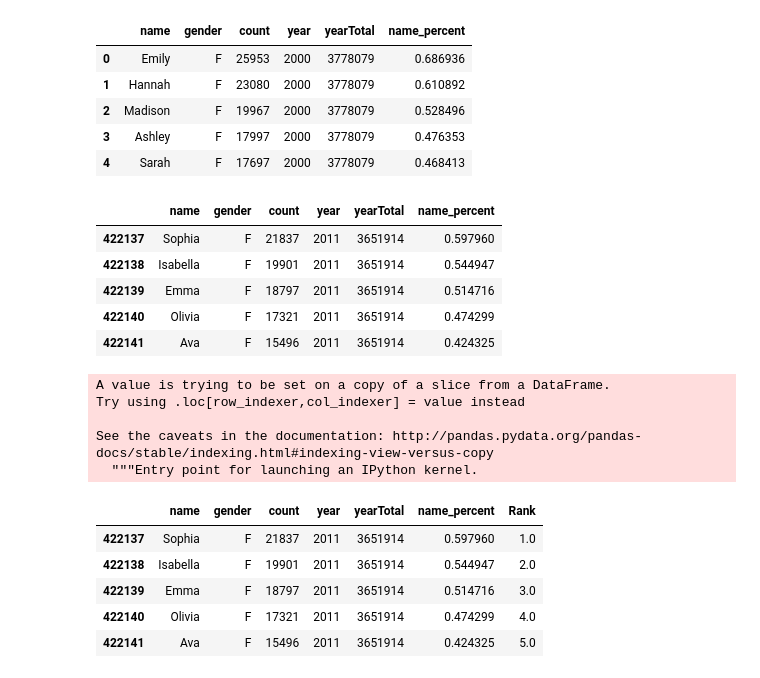
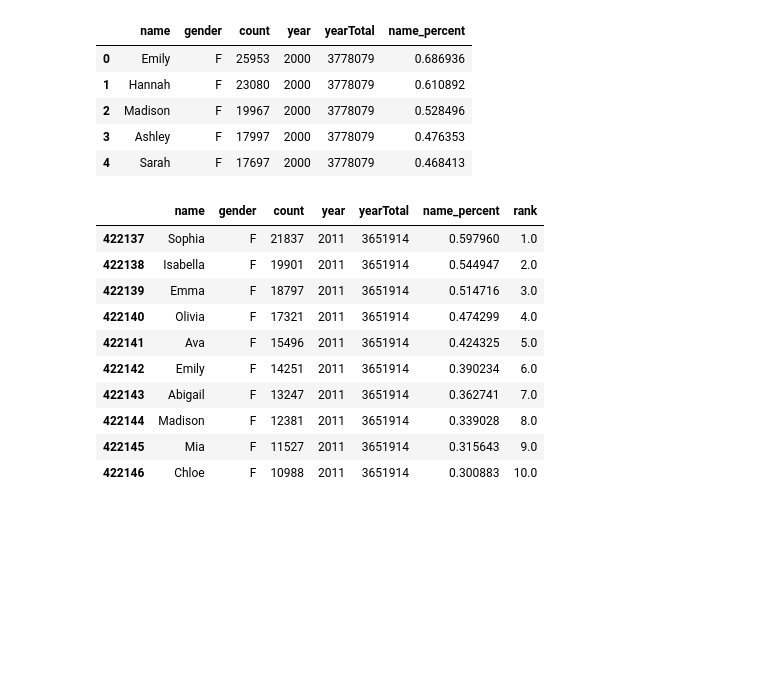
Before and after one commit to nsetnik0703/nightwatch, a Jupyter notebook: kelly_project.ipynb, the cells around one changed output. Cells and saved outputs as stored; diff of their text form; code cells hidden in the pictures; blank space fills up the shorter version.

Commit message:
pushing got female rank

```diff
--- a/kelly_project.ipynb
+++ b/kelly_project.ipynb
@@ -91,29 +91,19 @@ name_df.head()
 | 4 | Sarah | F | 17697 | 2000 | 3778079 | 0.468413 |
 # %%
 #Get top 5 female names in year 2011
-f2011_df1 = name_df[name_df['gender']=='F']
-f2011_df2 = f2011_df1[f2011_df1['year']=='2011'].sort_values('name_percent',ascending=False)
-top5_f2011_df = f2011_df2.head()
-top5_f2011_df.head()
+female_y2011 = name_df[(name_df['gender']=='F') & (name_df['year']=='2011')]
+female_y2011 = female_y2011.sort_values('name_percent',ascending=False)
+female_y2011['rank'] = female_y2011['name_percent'].rank(ascending=False)
+female_y2011.head(10)
 # %% [output]
-|  | name | gender | count | year | yearTotal | name_percent |
-| 422137 | Sophia | F | 21837 | 2011 | 3651914 | 0.597960 |
-| 422138 | Isabella | F | 19901 | 2011 | 3651914 | 0.544947 |
-| 422139 | Emma | F | 18797 | 2011 | 3651914 | 0.514716 |
-| 422140 | Olivia | F | 17321 | 2011 | 3651914 | 0.474299 |
-| 422141 | Ava | F | 15496 | 2011 | 3651914 | 0.424325 |
+|  | name | gender | count | year | yearTotal | name_percent | rank |
+| 422137 | Sophia | F | 21837 | 2011 | 3651914 | 0.597960 | 1.0 |
+| 422138 | Isabella | F | 19901 | 2011 | 3651914 | 0.544947 | 2.0 |
+| 422139 | Emma | F | 18797 | 2011 | 3651914 | 0.514716 | 3.0 |
+| 422140 | Olivia | F | 17321 | 2011 | 3651914 | 0.474299 | 4.0 |
+| 422141 | Ava | F | 15496 | 2011 | 3651914 | 0.424325 | 5.0 |
+| 422142 | Emily | F | 14251 | 2011 | 3651914 | 0.390234 | 6.0 |
+| 422143 | Abigail | F | 13247 | 2011 | 3651914 | 0.362741 | 7.0 |
+| 422144 | Madison | F | 12381 | 2011 | 3651914 | 0.339028 | 8.0 |
+| 422145 | Mia | F | 11527 | 2011 | 3651914 | 0.315643 | 9.0 |
+| 422146 | Chloe | F | 10988 | 2011 | 3651914 | 0.300883 | 10.0 |
-# %%
-top5_f2011_df["Rank"] = top5_f2011_df["name_percent"].rank(ascending=False)
-top5_f2011_df.head()
-# %% [output]
-A value is trying to be set on a copy of a slice from a DataFrame.
-Try using .loc[row_indexer,col_indexer] = value instead
-
-See the caveats in the documentation: http://pandas.pydata.org/pandas-docs/stable/indexing.html#indexing-view-versus-copy
-  """Entry point for launching an IPython kernel.
-|  | name | gender | count | year | yearTotal | name_percent | Rank |
-| 422137 | Sophia | F | 21837 | 2011 | 3651914 | 0.597960 | 1.0 |
-| 422138 | Isabella | F | 19901 | 2011 | 3651914 | 0.544947 | 2.0 |
-| 422139 | Emma | F | 18797 | 2011 | 3651914 | 0.514716 | 3.0 |
-| 422140 | Olivia | F | 17321 | 2011 | 3651914 | 0.474299 | 4.0 |
-| 422141 | Ava | F | 15496 | 2011 | 3651914 | 0.424325 | 5.0 |
```
Also changed, not shown: parts of 15 cells of this notebook, 2 other files.
